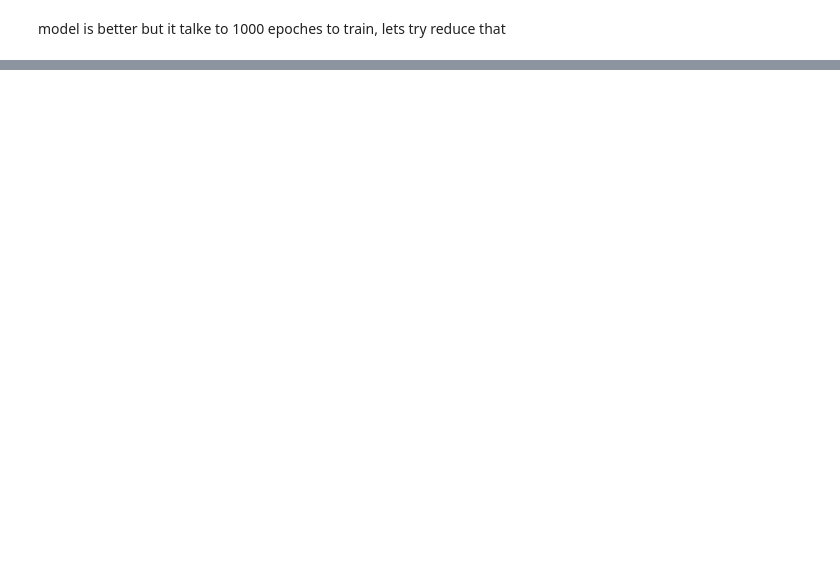
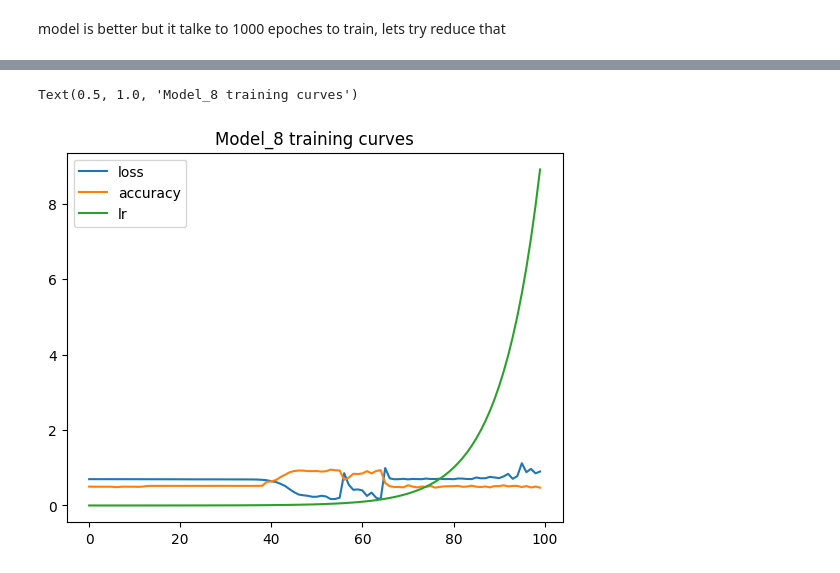
Before and after one commit to wayneotemah/Learing-TensorFlow, a Jupyter notebook: neural_net_classification.ipynb, the cells around one changed output, grey strips where cells are left out. Saved outputs shown, nothing was run; the diff lists cells and outputs as text; code cells hidden in the pictures; blank space fills up the shorter version.

```diff
--- a/neural_net_classification.ipynb
+++ b/neural_net_classification.ipynb
@@ -332,0 +413,5 @@ doing binary classifcation...
+# %%
+# split the data
+from sklearn.model_selection import train_test_split
+
+X_train, X_test, y_train, y_test = train_test_split(X, y, test_size=0.2, random_state=0)
@@ -332,0 +517,32 @@ doing binary classifcation...
+# %%
+tf.random.set_seed(42)
+
+model_8 = tf.keras.Sequential([
+    tf.keras.layers.Dense(4,activation="relu"),
+    tf.keras.layers.Dense(4,activation="relu"),
+    tf.keras.layers.Dense(1,activation="sigmoid")
+
+])
+
+model_8.compile(
+    loss = "binary_crossentropy",
+    optimizer = "Adam",
+    metrics = ["accuracy"]
+)
+
+# create learming rate call a back
+lr_scheduler = tf.keras.callbacks.LearningRateScheduler(lambda epoch: 1e-4 * 10**(epoch/20))
+
+#  fit the model with the callback
+
+history_8 = model_8.fit(X_train,
+                        y_train,
+                        epochs = 100,
+                        callbacks = [lr_scheduler])
+# %%
+# Plot the loss curves
+pd.DataFrame(history_8.history).plot()
+plt.title("Model_8 training curves")
+# %% [output]
+Text(0.5, 1.0, 'Model_8 training curves')
+[figure, added]
```
Also changed, not shown: parts of 39 cells of this notebook.
